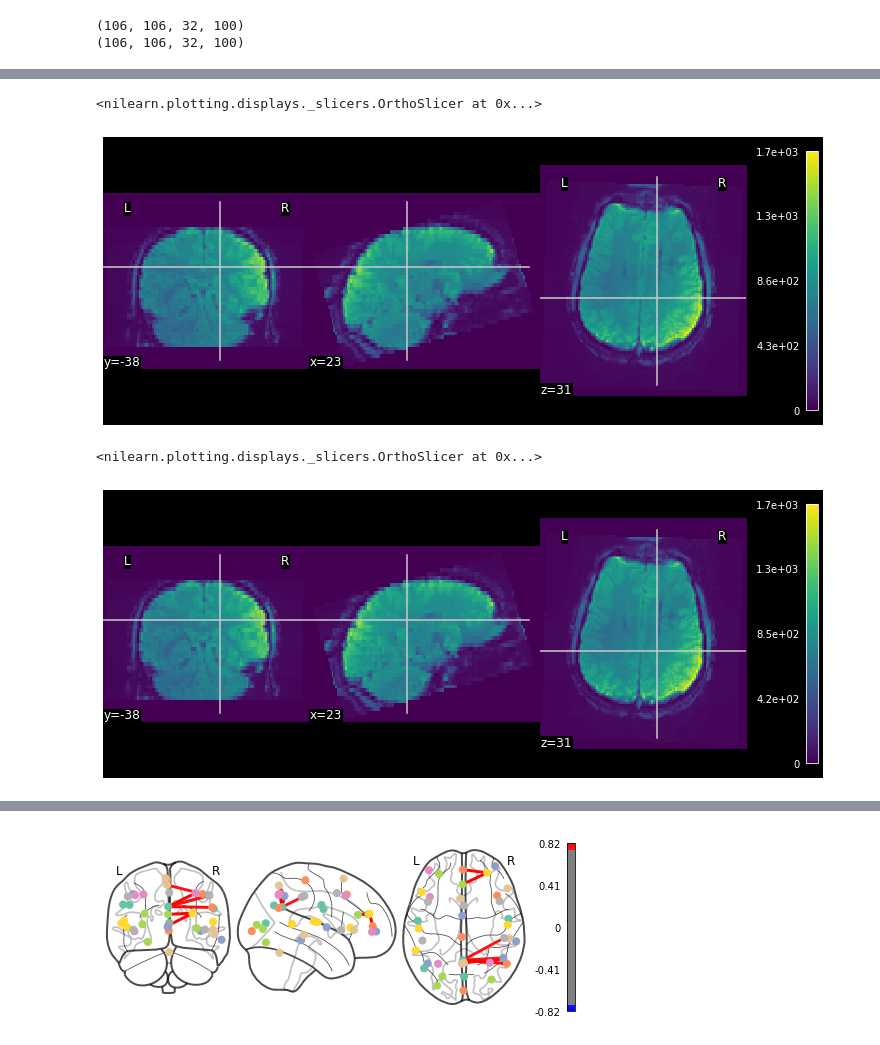
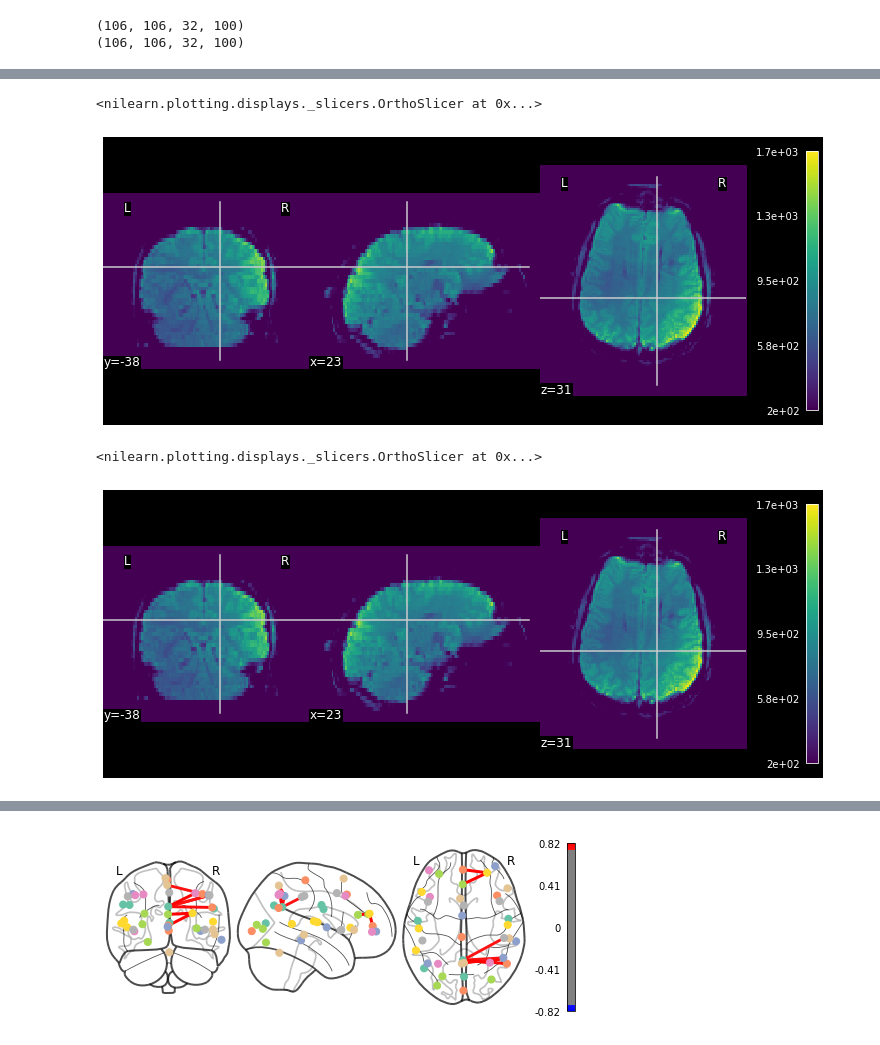
Before and after one commit to mrpotato180/final_project_neuroim, a Jupyter notebook: Notebook_fMRI.ipynb, the cells around one changed output, grey strips where cells are left out. Saved outputs shown, nothing was run; the diff lists cells and outputs as text; code cells hidden in the pictures.

```diff
--- a/Notebook_fMRI.ipynb
+++ b/Notebook_fMRI.ipynb
@@ -37,8 +41,8 @@ import nibabel as nib
 #fMRI
 
 
-#subject_data = 'C:/Users/vctrf/Documents/Quatrimestre_2/Neuroimagen/proyecto Neuroimagen/sub-xp101/func/sub-xp101_task-eegfmriNF_bold.nii.gz'
-subject_data = '/Users/juliagarciacornet/Desktop/Q4/Neuroimatge/project/sub-xp101/func/sub-xp101_task-eegfmriNF_bold.nii.gz'
+subject_data = 'C:/Users/vctrf/Documents/Quatrimestre_2/Neuroimagen/proyecto Neuroimagen/sub-xp101/func/sub-xp101_task-eegfmriNF_bold.nii.gz'
+#subject_data = '/Users/juliagarciacornet/Desktop/Q4/Neuroimatge/project/sub-xp101/func/sub-xp101_task-eegfmriNF_bold.nii.gz'
 fmri_img= nib.load(subject_data)
 
 
@@ -49,6 +53,7 @@ print(mean_img.shape) # passo a 3D
 
 mask = masking.compute_epi_mask(mean_img) #mascara
 
+
 # Clean and smooth data
 #fmri_img = image.clean_img(fmri_img, standardize=False)
 #fmri_img = image.smooth_img(fmri_img, 5.)
@@ -120,20 +182,20 @@ print (mean_img_task.shape)
 # %%
 from nilearn import plotting
 from matplotlib import pyplot as plt
 
 mask_3D_rest = masking.compute_epi_mask(mean_img_rest)
 
-fig=plt.figure(figsize=(10,4))
-plotting.plot_img(mean_img_rest, figure=fig, black_bg=True, colorbar=True, resampling_interpolation='continuous', bg_img=None, vmin=None, vmax=None)
+fig1=plt.figure(figsize=(10,4))
+plotting.plot_img(mean_img_rest, figure=fig1, black_bg=True, colorbar=True, resampling_interpolation='continuous', bg_img=None, vmin=200, vmax=1700)
 # %% [output]
 <nilearn.plotting.displays._slicers.OrthoSlicer at 0x...>
-[figure, old version]
+[figure, new version]
 # %%
 fig=plt.figure(figsize=(10,4))
-plotting.plot_img(mean_img_task, figure=fig, black_bg=True, colorbar=True, resampling_interpolation='continuous', bg_img=None, vmin=0, vmax=1700)
+plotting.plot_img(mean_img_task, figure=fig, black_bg=True, colorbar=True, resampling_interpolation='continuous', bg_img=None, vmin=200, vmax=1700)
 # %% [output]
 <nilearn.plotting.displays._slicers.OrthoSlicer at 0x...>
-[figure, old version]
+[figure, new version]
 # %%
 # Resting conectividad
 
```
Also changed, not shown: parts of 8 cells of this notebook.
